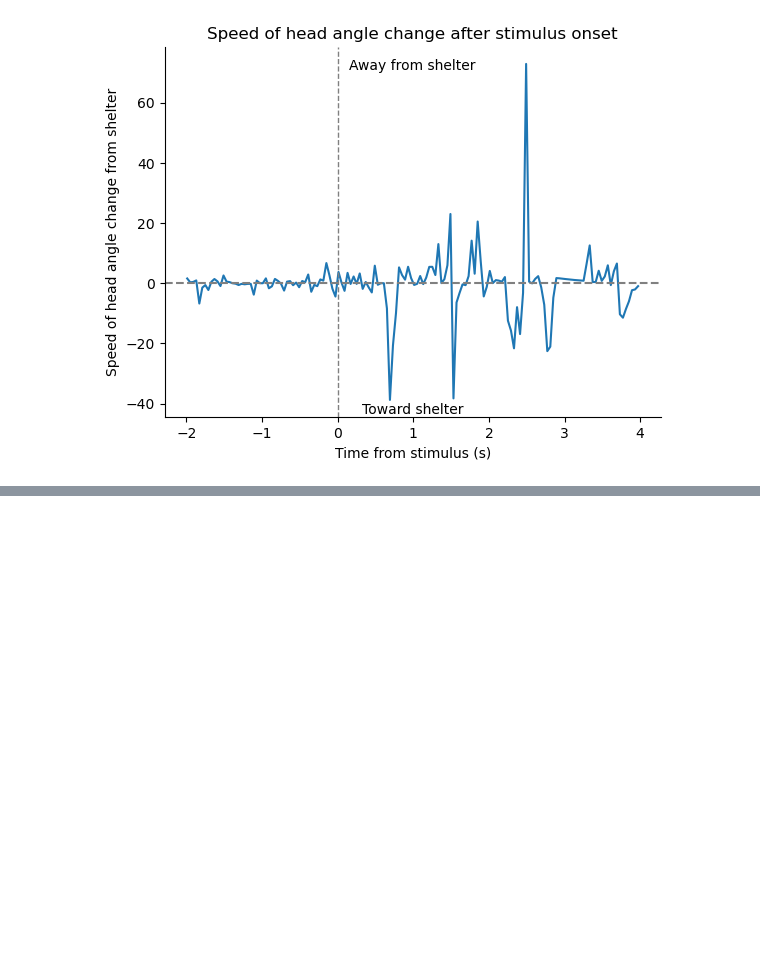
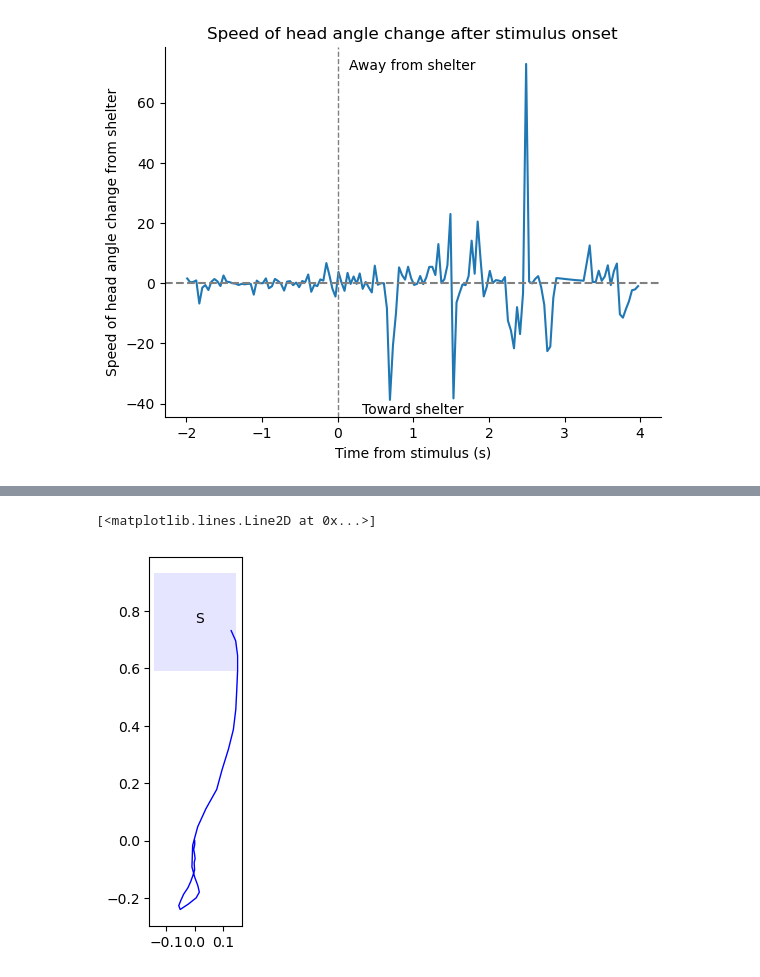
Before and after one commit to Lindsey-Christinger/behaviorAnalysis, a Jupyter notebook: V2_update/V2_M1.ipynb, the cells around one changed output, grey strips where cells are left out. Saved outputs shown, nothing was run; the diff lists cells and outputs as text; code cells hidden in the pictures; blank space fills up the shorter version.

```diff
--- a/V2_update/V2_M1.ipynb
+++ b/V2_update/V2_M1.ipynb
@@ -153,0 +208,17 @@ likelihood_data #need to adjust time frame to be useful
+# %%
+
+fig = plt.figure()  #create figure to fill in
+ax = plt.axes()
+
+x = normalized_df['x']
+y = normalized_df['y']
+
+ax.text(shelter_normalized_x,shelter_normalized_y, 'S', color = 'black', size = 10)
+shelter = patches.Rectangle(((shelter_normalized_x - 5.25/combined_range), (shelter_normalized_y-6.25/combined_range)), 10.5/combined_range,12.5/combined_range,  linewidth = .8, edgecolor = 'none', facecolor = 'blue', alpha = .1)
+ax.add_patch(shelter)
+
+ax.set_aspect('equal')
+ax.plot(x,y, color = 'blue', linewidth = 1)
+# %% [output]
+[<matplotlib.lines.Line2D at 0x...>]
+[figure, added]
```
Also changed, not shown: parts of 6 cells of this notebook, 18 other files.
